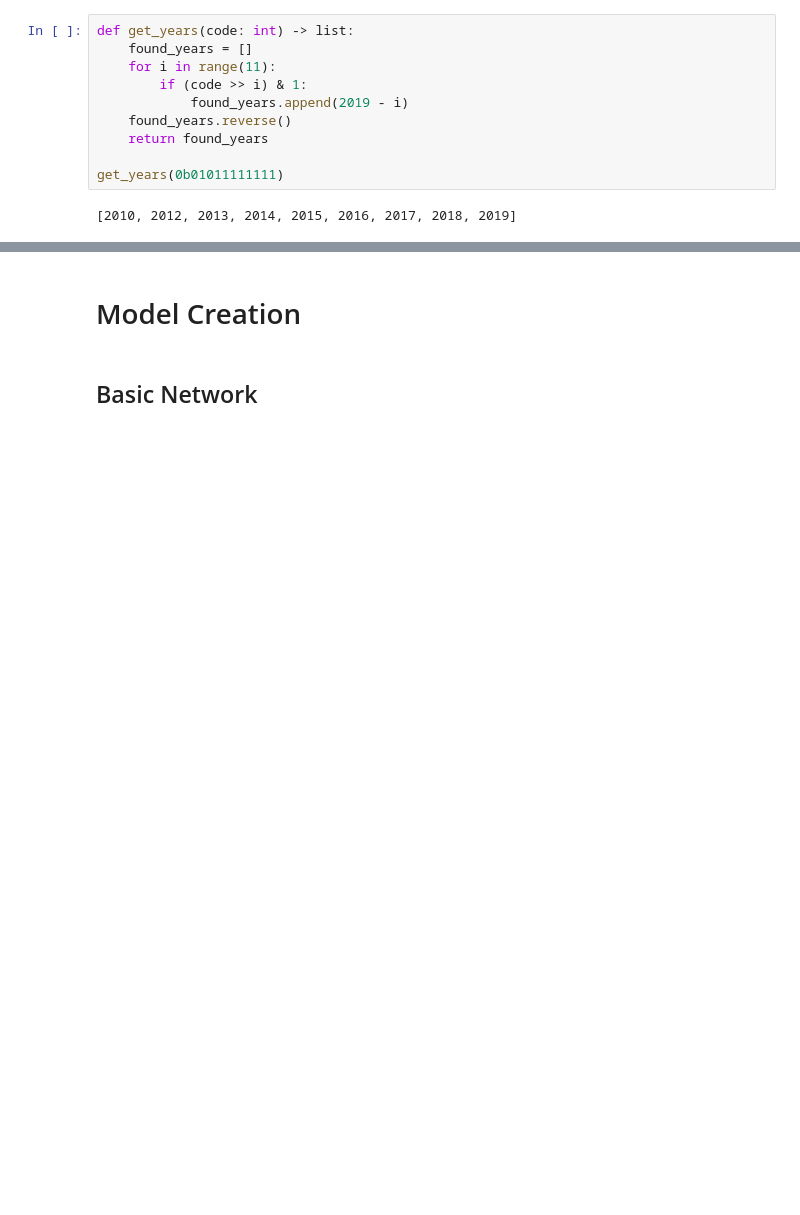
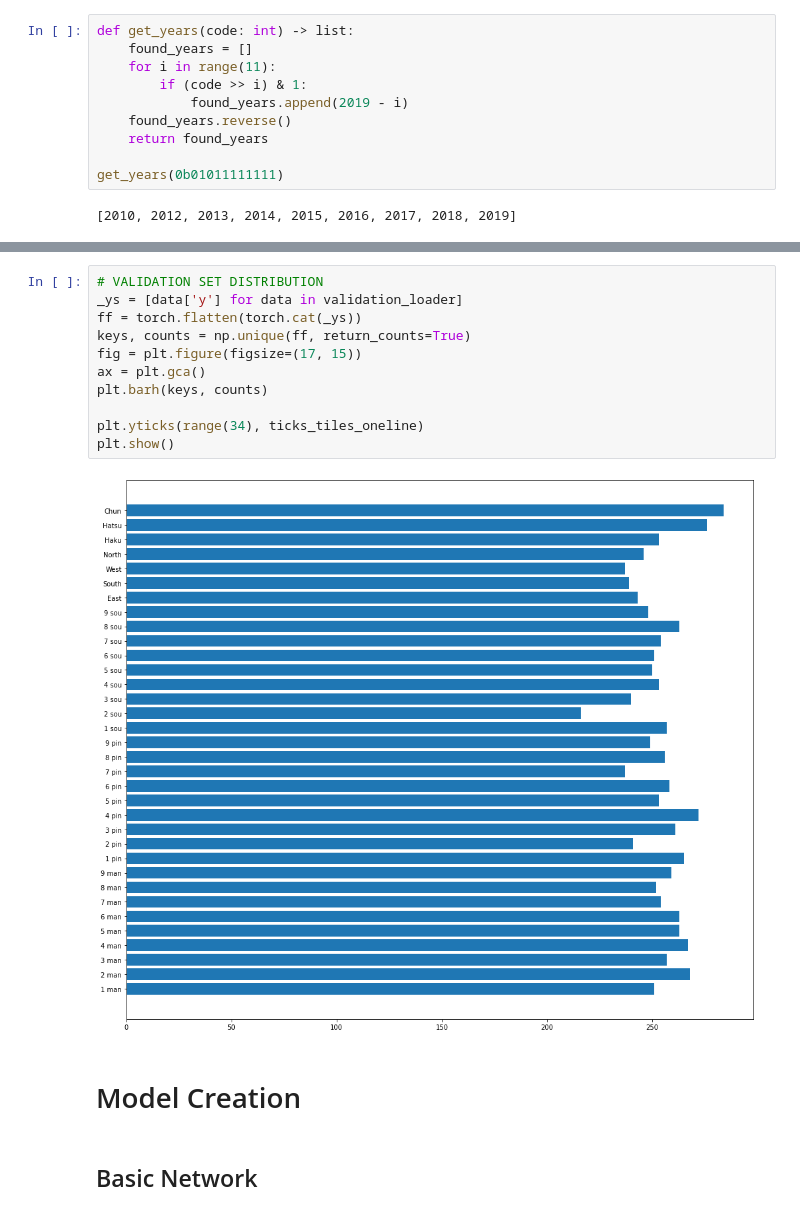
Before and after one commit to TrongTheAlpaca/mahjong_project, a Jupyter notebook: model.ipynb, the cells around one changed output, grey strips where cells are left out. Saved outputs shown, nothing was run; the diff lists cells and outputs as text; blank space fills up the shorter version.

```diff
--- a/model.ipynb
+++ b/model.ipynb
@@ -339,3 +368,16 @@ plt.show()
+# %%
+# VALIDATION SET DISTRIBUTION
+_ys = [data['y'] for data in validation_loader]
+ff = torch.flatten(torch.cat(_ys))
+keys, counts = np.unique(ff, return_counts=True)
+fig = plt.figure(figsize=(17, 15))
+ax = plt.gca()
+plt.barh(keys, counts)
+
+plt.yticks(range(34), ticks_tiles_oneline)
+plt.show()
+# %% [output]
+[figure, added]
 # %% [markdown]
 # Model Creation
 # %% [markdown]
```
Also changed, not shown: parts of 6 cells of this notebook, 1 other file.
